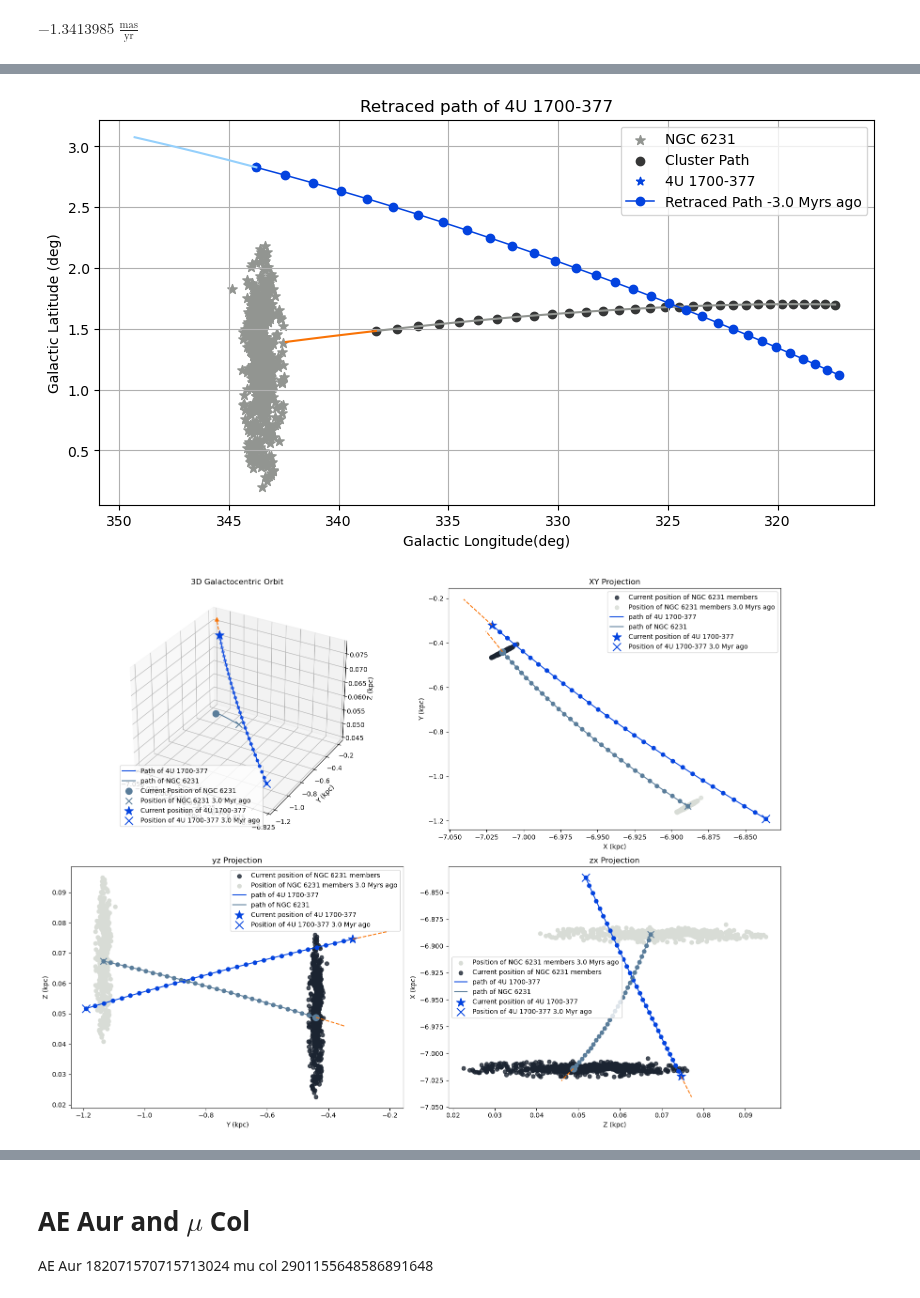
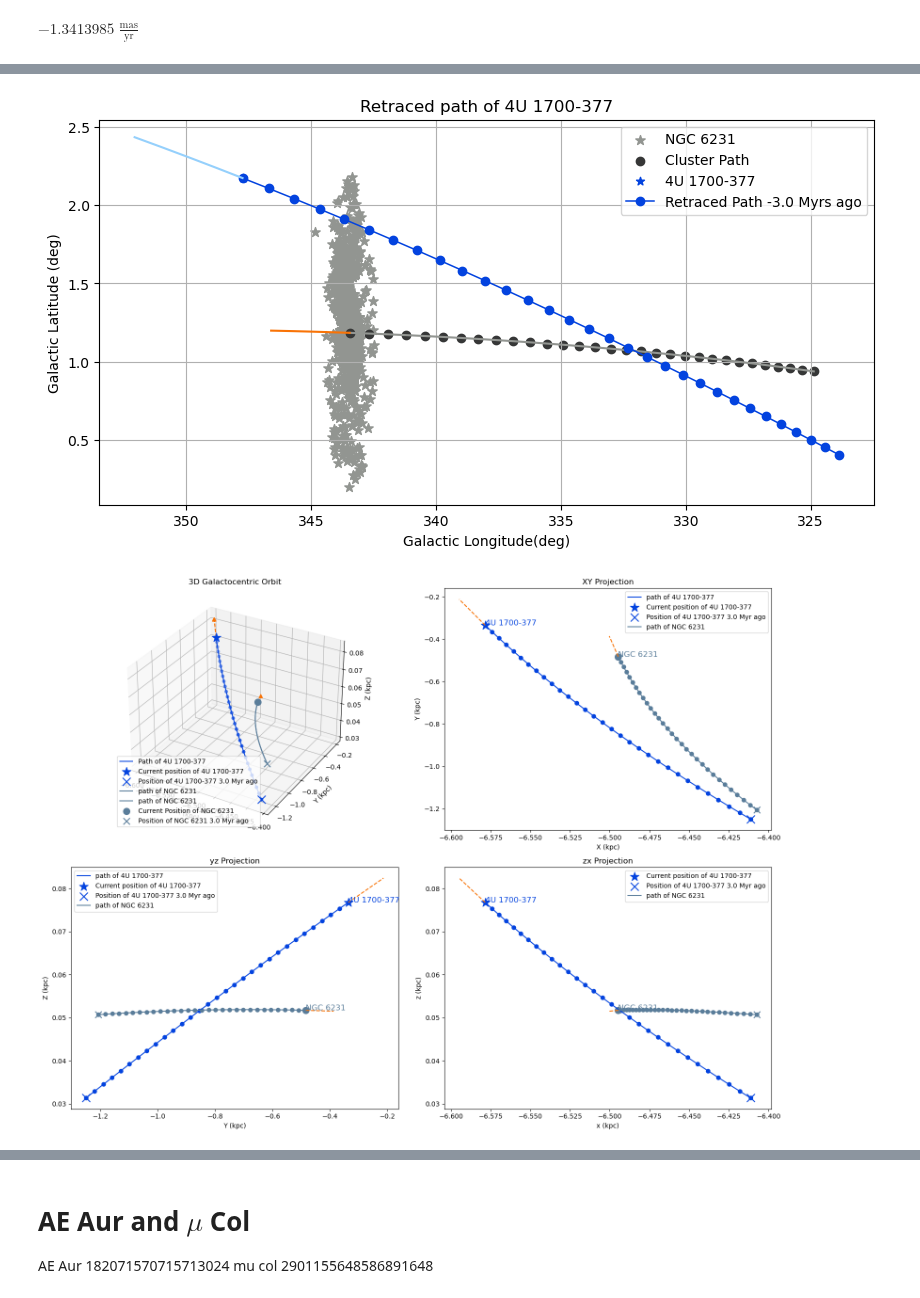
Before and after one commit to MantisShrimp2/Thesis-HMXB, a Jupyter notebook: Code/HMXB_TraceBack.ipynb, the cells around one changed output, grey strips where cells are left out. Saved outputs shown, nothing was run; the diff lists cells and outputs as text; code cells hidden in the pictures.

```diff
--- a/Code/HMXB_TraceBack.ipynb
+++ b/Code/HMXB_TraceBack.ipynb
@@ -229,3 +229,4 @@ GalacticTraceback(star_170037,int_time=int_time).plot_with_cluster('SCO Ob1',clu
 # 1700-37 with Ngc6231
 # %%
 star_170037
+star_170037['RV'] = -64.5
@@ -254,3 +249,34 @@ ngc_gla.pm_b
 #1.96 -0.77
 # %% [output]
 $-1.3413985 \; \mathrm{\frac{mas}{yr}}$
+# %%
+ra_ngc6231 = 253.542202 * u.deg  # deg
+dec_ngc6231 = -41.8245107 *u.deg # deg
+pmra_ngc6231 = -0.529  *u.mas/u.yr# mas/yr
+pmra_error_ngc6231 = 0.007 * u.mas/u.yr # mas/yr
+pmdec_ngc6231 = -2.177 * u.mas/u.yr # mas/yr
+pmdec_error_ngc6231 = 0.007 *u.mas/u.yr# mas/yr
+parallax_ngc6231 = 0.589 *u.mas # mas
+parallax_error_ngc6231 = 0.002*  u.mas# mas
+radial_velocity_ngc6231 = -25.0 * u.km/u.s # km/s
+# %%
+ngc6231_icrs = Table(
+    rows=[[
+        ra_ngc6231,
+        dec_ngc6231,
+        pmra_ngc6231,
+        pmra_error_ngc6231,
+        pmdec_ngc6231,
+        pmdec_error_ngc6231,
+        parallax_ngc6231,
+        parallax_error_ngc6231,
+        radial_velocity_ngc6231
+    ]],
+    names=[
+        'ra', 'dec',
+        'pmra', 'pmra_err',
+        'pmdec', 'pmdec_error',
+        'parallax', 'parallax_error',
+        'RV'
+    ]
+)
@@ -257,15 +291,16 @@ $-1.3413985 \; \mathrm{\frac{mas}{yr}}$
 # %%
 #plx, l,b,pm_l,pm_b, vrad banyard 2022
-ngc6231 = [1.55, 343.4762, 1.17,-2.0141207, -0.94955287, -28.12]
+ngc6231 = [1.55, 343.4762, 1.17,-2.0141207, -0.94955287]
 # Create the table
-ngc_6231_param = Table([['NGC 6231'],[ngc6231[0]], [ngc6231[1]], [ngc6231[2]], [ngc6231[3]], [ngc6231[4]], [ngc6231[5]]],
-                        names=["Name", "distance_bj", "l", "b", "pm_l_poleski", "pm_b_poleski", "RV"])
+ngc_6231_param = Table([['NGC 6231'],[ngc6231[0]], [ngc6231[1]], [ngc6231[2]], [ngc6231[3]], [ngc6231[4]]],
+                        names=["Name", "distance_bj", "l", "b", "pm_l_poleski", "pm_b_poleski"])
 
 ngc_6231_param["distance_bj"].unit = u.kpc  # Parallax in milliarcseconds
 ngc_6231_param["l"].unit = u.deg    # Galactic longitude in degrees
 ngc_6231_param["b"].unit = u.deg    # Galactic latitude in degrees
 ngc_6231_param["pm_l_poleski"].unit = u.mas/u.yr  # Proper motion in l in mas/yr
-ngc_6231_param["pm_b_poleski"].unit = u.mas/u.yr  # Proper motion in b in mas/yr
-ngc_6231_param["RV"].unit = u.km/u.s  # Radial velocity in km/s
+ngc_6231_param["pm_b_poleski"].unit = u.mas/u.yr  # Proper motion in b in mas/yr # Radial velocity in km/s
 
+
+ngc_6231_param = hstack([ngc_6231_param,ngc6231_icrs])
 ngc_6231_param.write(csv_files+'NGC2631_param.ecsv',format='ascii.ecsv',overwrite=True)
@@ -282,8 +325,8 @@ Ngc6231 = make_sky_simple(ascii.read(csv_files+'Ngc6231.ecsv',format='ecsv'))
 #Ngc6231.write(csv_files+'Ngc6231_members_galacitc.ecsv',overwrite=True)
 orbit_1737 = GalacticTraceback(star_170037,int_time=int_time).plot_with_cluster('NGC 6231',cluster_params=ngc_6231_param, clustertable=Ngc6231,savefig=True)
 # %% [output]
-[figure, old version]
+[figure, new version]
 # %%
-GalacticTraceback(star_170037, int_time=-3.0).plot_in_galactocentric(star_170037, ngc_6231_param,figname='170037_NGC6231',cluster_members=Ngc6231,savefig=False)
+GalacticTraceback(star_170037, int_time=-3.0).plot_in_galactocentric(star_170037, cluster=ngc_6231_param,figname='170037_NGC6231',cluster_members=None,savefig=False)
 # %% [output]
-[figure, old version]
+[figure, new version]
```
Also changed, not shown: parts of 33 cells of this notebook.
